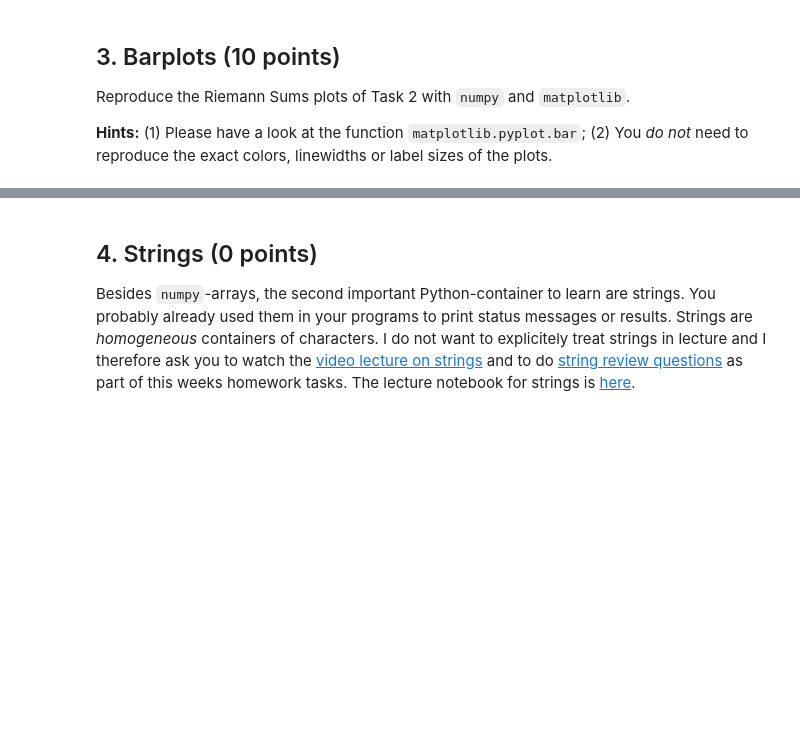
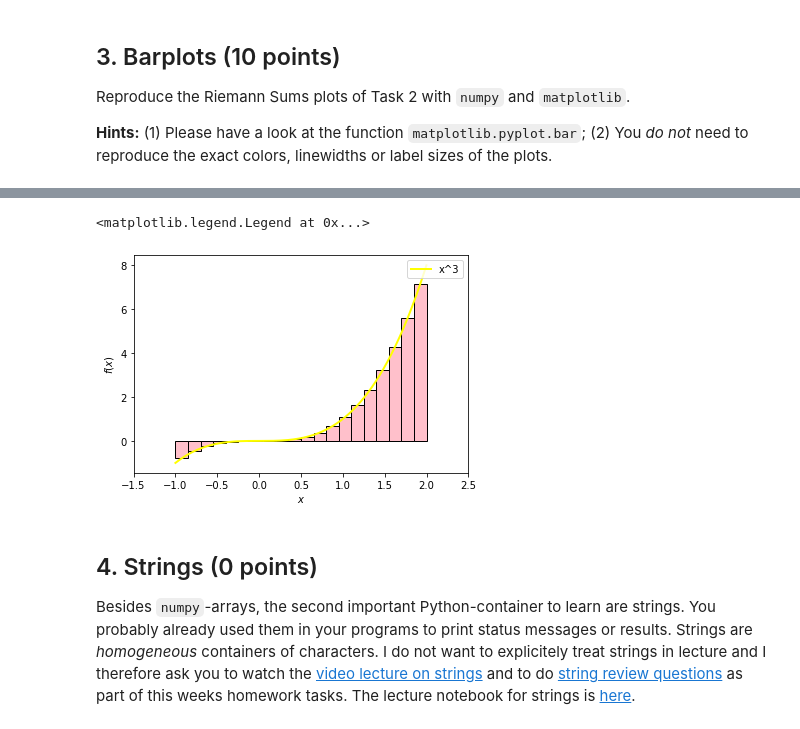
Before and after one commit to smilex555/phys718-hwp, a Jupyter notebook: hw3/hw3.ipynb, the cells around one changed output, grey strips where cells are left out. Drawn from its saved outputs; the diff is of its cells as text; code cells hidden in the pictures; blank space fills up the shorter version.

```diff
--- a/hw3/hw3.ipynb
+++ b/hw3/hw3.ipynb
@@ -153,3 +226,32 @@ Reproduce the Riemann Sums plots of Task 2 with `numpy` and `matplotlib`.
+# %%
+#x^3 function
+n = 20 #number of partitions
+#define interval
+a = -1
+b = 2
+dx = (b-a)/n
+x = np.arange(a,b+dx,dx)
+xf = np.arange(a,b,0.001)
+#calculate midpoints for plotting
+xmid = np.zeros(n)
+for i in range(0,n):
+    xmid[i] = (x[i+1]+x[i])/2
+#define x^3 function
+func = lambda x: x**3
+
+#get subinterval contributions
+S = riemannint(func, a, b, n)
+
+#plotting
+plt.xlabel(r'$x$') #x-axis lable
+plt.ylabel(r'$f(x)$') #y-axis lable
+plt.xlim(-1.5,2.5) #plotting region
+plt.bar(xmid, S, width = dx, color='pink',edgecolor='black') #bar plot
+plt.plot(xf, func(xf), color='yellow',linestyle="-", linewidth=2.0, label="x^3") #function curve
+plt.legend(loc="upper right") #add legend
+# %% [output]
+<matplotlib.legend.Legend at 0x...>
+[figure, added]
 # %% [markdown]
 ## 4. Strings (0 points)
 Besides `numpy`-arrays, the second important Python-container to learn are strings. You probably already used them in your programs to print status messages or results. Strings are *homogeneous* containers of characters. I do not want to explicitely treat strings in lecture and I therefore ask you to watch the [video lecture on strings](https://youtu.be/OsQ28kHjLj0 ) and to do [string review questions](../video_lecture_01_strings/02_Strings_Review.ipynb) as part of this weeks homework tasks. The lecture notebook for strings is [here](../video_lecture_01_strings/01_Strings.ipynb).
```
Also changed, not shown: parts of 10 cells of this notebook.
